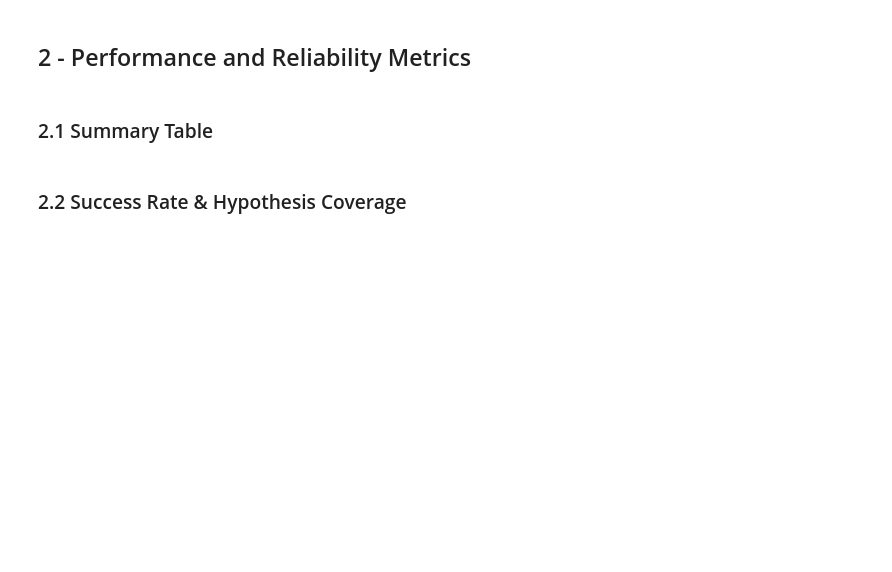
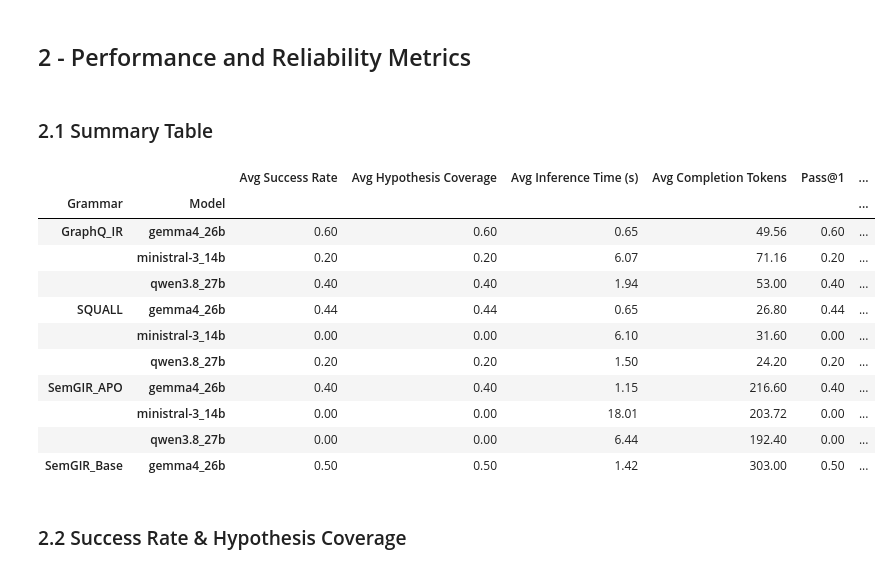
Before and after one commit to Raulms29/TLNCSG, a Jupyter notebook: pipeline/analysis/Analysis_Report.ipynb, the cells around one changed output. Drawn from its saved outputs; the diff is of its cells as text; code cells hidden in the pictures; blank space fills up the shorter version.

```diff
--- a/pipeline/analysis/Analysis_Report.ipynb
+++ b/pipeline/analysis/Analysis_Report.ipynb
@@ -17,6 +17,10 @@ warnings.filterwarnings("ignore")
 
 from pathlib import Path
 
+# Project root: the first folder, from here upwards, that contains `pipeline/`.
+# Works whether the notebook is run from the repo root or from its own folder.
+PROJECT_ROOT = next(p for p in (Path.cwd(), *Path.cwd().parents) if (p / "pipeline").is_dir())
+
 import matplotlib.pyplot as plt
 import numpy as np
 import pandas as pd
@@ -76,7 +78,7 @@ def save_fig(fig: Figure, name: str) -> None:
 # ── Data Loading ─────────────────────────────────────────────────────
 # Point this to the metrics output directory for the run you want to analyze.
 
-METRICS_DIR = Path("outputs/metrics")  # adjust if needed
+METRICS_DIR = PROJECT_ROOT / "outputs" / "metrics"  # adjust if needed
 
 # Auto-detect the latest run directory
 run_dirs = sorted([d for d in METRICS_DIR.iterdir() if d.is_dir()])
@@ -84,6 +86,11 @@ if not run_dirs:
     raise FileNotFoundError(f"No run directories found in {METRICS_DIR}")
 RUN_DIR = run_dirs[-1]
 print(f"Analyzing run: {RUN_DIR.name}")
+
+# Figures of this run: outputs/analysis/<run>/figures
+FIGURES_DIR = PROJECT_ROOT / "outputs" / "analysis" / RUN_DIR.name / "figures"
+FIGURES_DIR.mkdir(parents=True, exist_ok=True)
+print(f"Figures saved to: {FIGURES_DIR}")
 
 df_query   = pd.read_csv(RUN_DIR / "query_level_metrics.csv")
 df_summary = pd.read_csv(RUN_DIR / "model_summary_metrics.csv")
@@ -104,8 +117,25 @@ print(f"Queries:  {df_query['QID'].nunique()}")
 # %%
 # Pivot the model summary into a clean table for display
 display_cols = [c for c in df_summary.columns if c not in ("Grammar", "Model")]
-summary_pivot = df_summary.set_index(["Grammar", "Model"])[display_cols].round(4)
+summary_pivot = (
+	df_summary.set_index(["Grammar", "Model"])
+	.loc[:, display_cols]
+	.round(4)
+)
 display(summary_pivot)
+# %% [output]
+|  |  | Avg Success Rate | Avg Hypothesis Coverage | Avg Inference Time (s) | Avg Completion Tokens | Pass@1 | ... |
+| Grammar | Model |  |  |  |  |  | ... |
+| GraphQ_IR | gemma4_26b | 0.60 | 0.60 | 0.65 | 49.56 | 0.60 | ... |
+|  | ministral-3_14b | 0.20 | 0.20 | 6.07 | 71.16 | 0.20 | ... |
+|  | qwen3.8_27b | 0.40 | 0.40 | 1.94 | 53.00 | 0.40 | ... |
+| SQUALL | gemma4_26b | 0.44 | 0.44 | 0.65 | 26.80 | 0.44 | ... |
+|  | ministral-3_14b | 0.00 | 0.00 | 6.10 | 31.60 | 0.00 | ... |
+|  | qwen3.8_27b | 0.20 | 0.20 | 1.50 | 24.20 | 0.20 | ... |
+| SemGIR_APO | gemma4_26b | 0.40 | 0.40 | 1.15 | 216.60 | 0.40 | ... |
+|  | ministral-3_14b | 0.00 | 0.00 | 18.01 | 203.72 | 0.00 | ... |
+|  | qwen3.8_27b | 0.00 | 0.00 | 6.44 | 192.40 | 0.00 | ... |
+| SemGIR_Base | gemma4_26b | 0.50 | 0.50 | 1.42 | 303.00 | 0.50 | ... |
 # %% [markdown]
 ### 2.2 Success Rate & Hypothesis Coverage
 # %%
```
Also changed, not shown: parts of 10 cells of this notebook, 11 other files.
